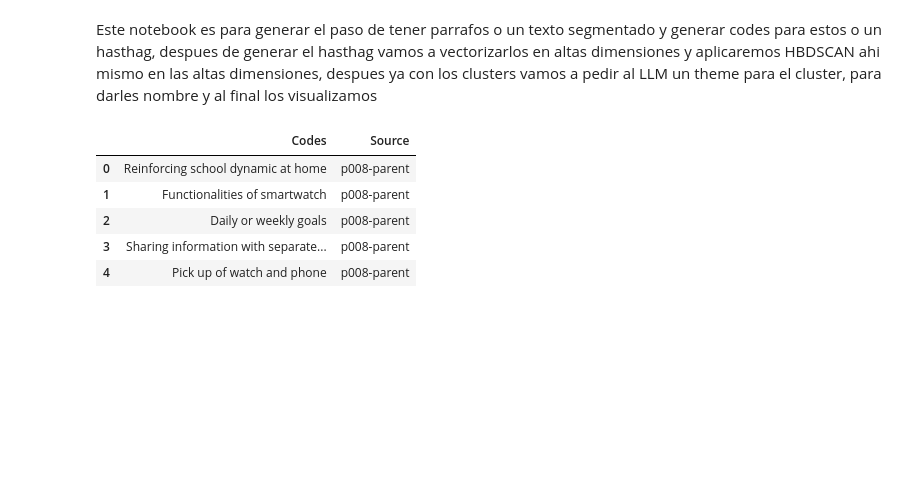
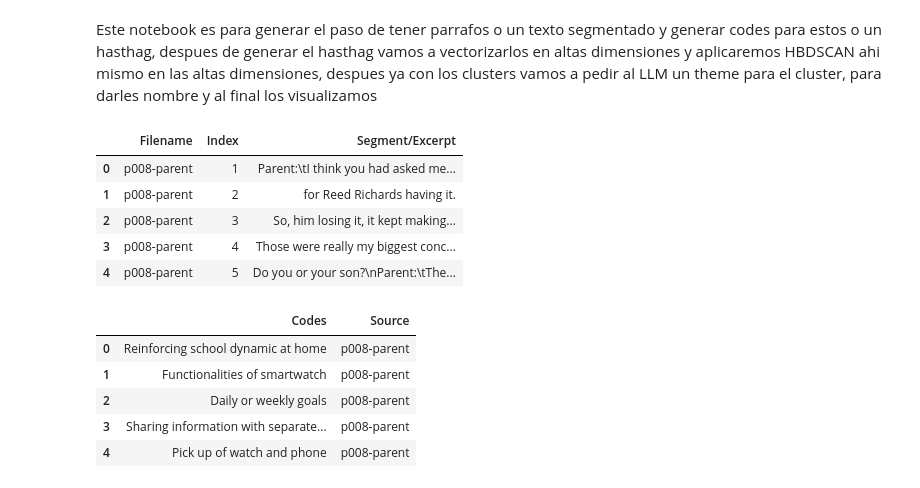
Before and after one commit to HiramZ04/Cal-State-UMAP_Clustering, a Jupyter notebook: notebooks/TextLabeling_ThemeClustering-notebook.ipynb, the cells around one changed output. Drawn from its saved outputs; the diff is of its cells as text; code cells hidden in the pictures; blank space fills up the shorter version.

```diff
--- a/notebooks/TextLabeling_ThemeClustering-notebook.ipynb
+++ b/notebooks/TextLabeling_ThemeClustering-notebook.ipynb
@@ -5,19 +5,27 @@ pip install sentence-transformers umap-learn scikit-learn matplotlib seaborn pan
 # %%
 import pandas as pd
 
 
 transcripts_Armando = "https://raw.githubusercontent.com/3eltran23/ATA-LMM_study/refs/heads/main/data/transcripts.csv"
 transcripts_Armando = pd.read_csv(transcripts_Armando)
 
 codes_Armando = "https://raw.githubusercontent.com/3eltran23/ATA-LMM_study/refs/heads/main/data/combined_codes.csv"
 codes_Armando = pd.read_csv(codes_Armando)
 
 Hockey_Interviews = "https://raw.githubusercontent.com/HiramZ04/Cal-State-UMAP_Clustering/refs/heads/main/data/National-Hockey-League-Interviews.csv"
 Hockey_Interviews = pd.read_csv(Hockey_Interviews)
 
-call-recordings = ""
+callrecordings = "https://raw.githubusercontent.com/HiramZ04/Cal-State-UMAP_Clustering/refs/heads/main/data/call_recordings.csv"
+callrecordings = pd.read_csv(callrecordings)
 
 transcripts_Armando.head(5)
+# %% [output]
+|  | Filename | Index | Segment/Excerpt |
+| 0 | p008-parent | 1 | Parent:\tI think you had asked me... |
+| 1 | p008-parent | 2 | for Reed Richards having it. |
+| 2 | p008-parent | 3 | So, him losing it, it kept making... |
+| 3 | p008-parent | 4 | Those were really my biggest conc... |
+| 4 | p008-parent | 5 | Do you or your son?\nParent:\tThe... |
 # %%
 codes_Armando.head(5)
 # %% [output]
```
Also changed, not shown: parts of 5 cells of this notebook, 1 other file.
